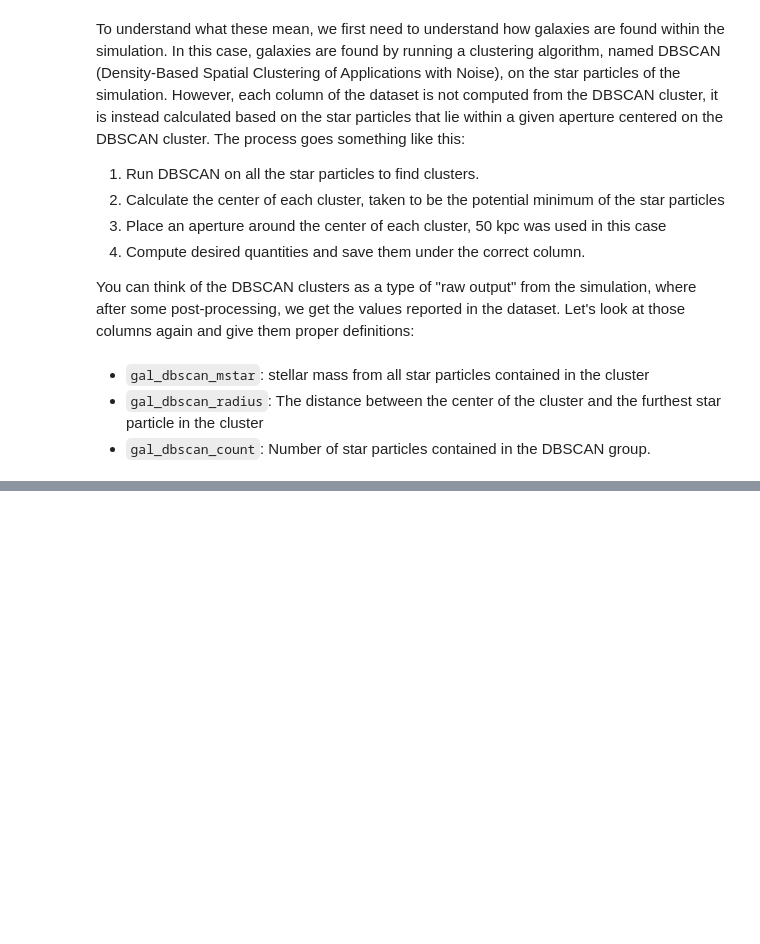
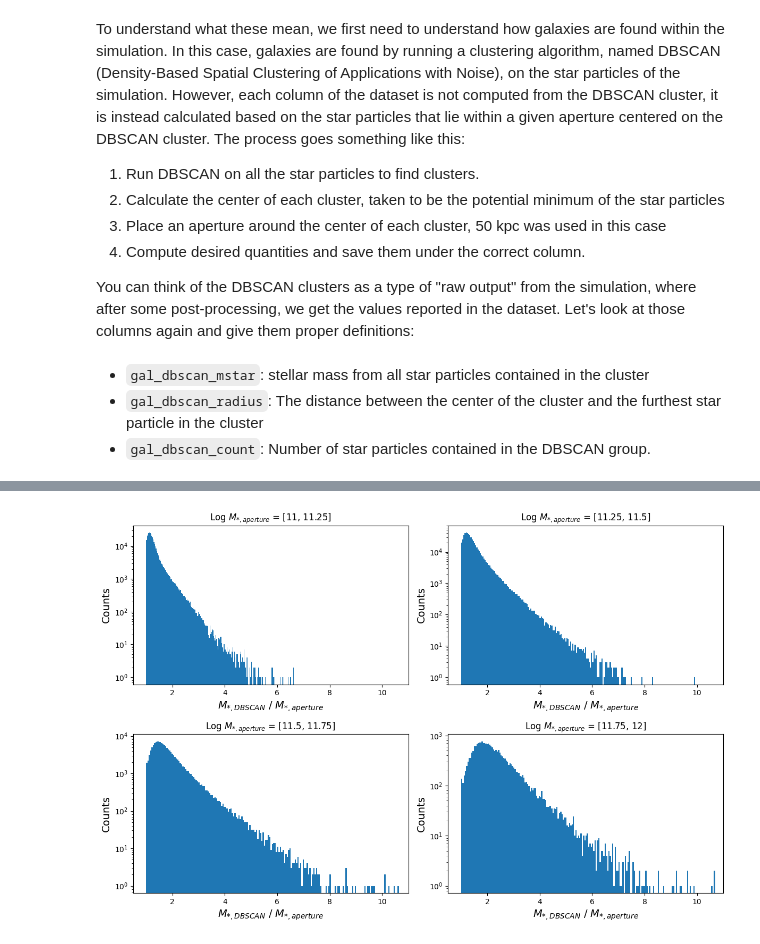
Before and after one commit to gideonkmc/opencosmo-examples, a Jupyter notebook: new_tutorials/DBSCAN_comparison.ipynb, the cells around one changed output, grey strips where cells are left out. Cells and saved outputs as stored; diff of their text form; code cells hidden in the pictures; blank space fills up the shorter version.

```diff
--- a/new_tutorials/DBSCAN_comparison.ipynb
+++ b/new_tutorials/DBSCAN_comparison.ipynb
@@ -47,0 +62,22 @@ You can think of the DBSCAN clusters as a type of "raw output" from the simulati
+# %%
+bins = [11, 11.25, 11.5, 11.75, 12]
+
+fig, axs = plt.subplots(2, 2, figsize=(12, 8))
+for ind, ax in enumerate(axs.flatten()):
+
+    mask = (oc.col('gal_mass_star') < 10**bins[ind+1]) & (oc.col('gal_mass_star') > 10**bins[ind])
+    M_db = data.filter(mask).select('gal_dbscan_mstar').get_data()
+    M_ap = data.filter(mask).select('gal_mass_star').get_data()
+    ratio = M_db/M_ap
+
+    ax.hist(ratio, bins = 200)
+    ax.set_xlabel('$M_{*,DBSCAN}$ / $M_{*,aperture}$', fontsize = 14)
+    ax.set_ylabel('Counts', fontsize = 14)
+    ax.set_title('Log $M_{*,aperture}$ = ' + f'[{bins[ind]}, {bins[ind+1]}]')
+    ax.set_yscale('log')
+    ax.set_xlim(0.5, 11)
+
+plt.tight_layout()
+plt.show()
+# %% [output]
+[figure, added]
```
Also changed, not shown: parts of 20 cells of this notebook.
